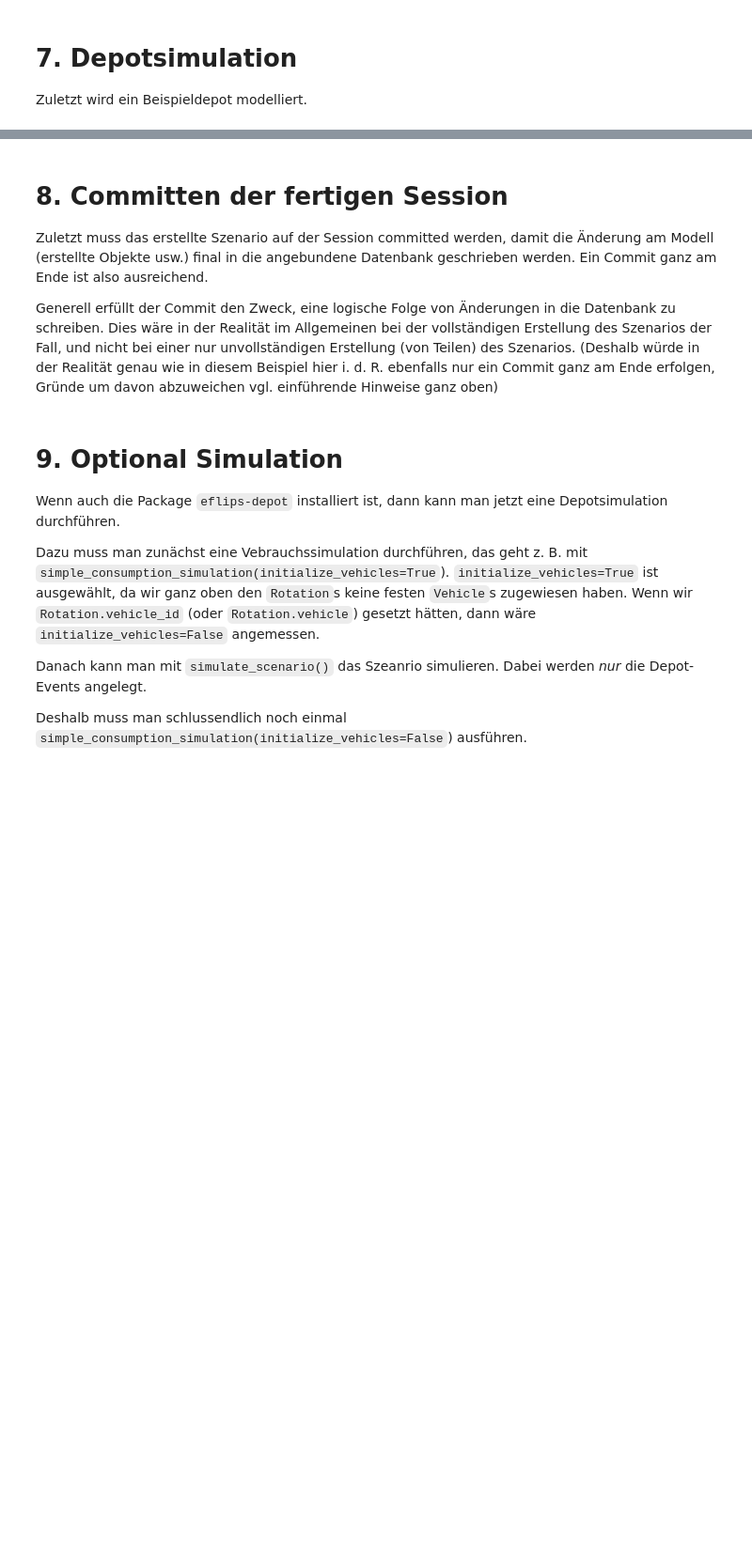
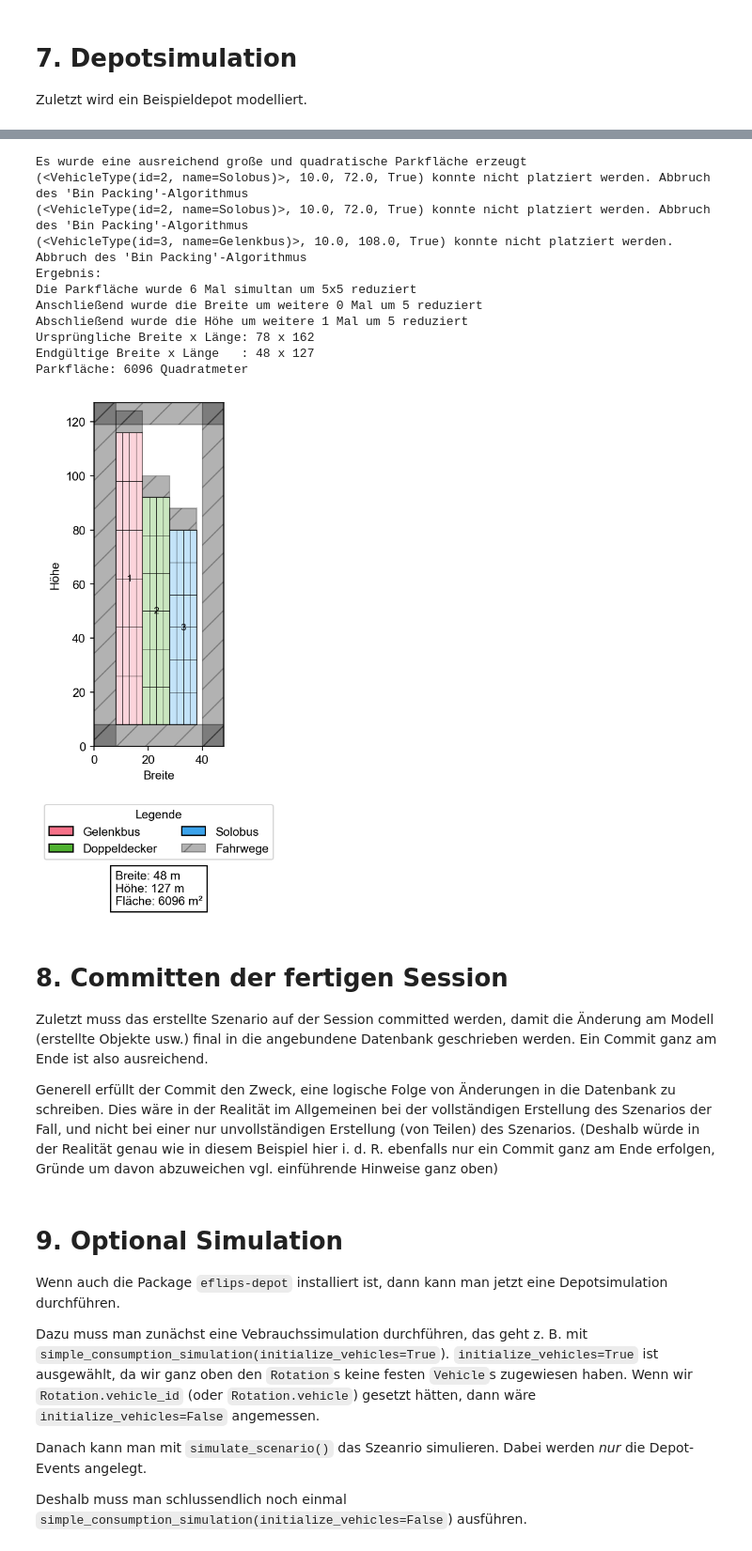
Before and after one commit to mpm-tu-berlin/eflips-depot, a Jupyter notebook: example_scenario.ipynb, the cells around one changed output, grey strips where cells are left out. Shown at 94% size. Saved outputs shown, nothing was run; the diff lists cells and outputs as text; code cells hidden in the pictures; blank space fills up the shorter version.

```diff
--- a/example_scenario.ipynb
+++ b/example_scenario.ipynb
@@ -542,14 +547,38 @@ depot.default_plan = plan
 
 # Create areas for each vehicle type
 # Arrival area for all vehicles (no specific vehicle_type)
-arrival_area = Area(
+arrival_area1 = Area(
     scenario=scenario,
     name="Entenhausen Depot Arrival Area",
     depot=depot,
     area_type=AreaType.DIRECT_ONESIDE,
-    capacity=20,
+    capacity=200,
 )
-session.add(arrival_area)
+session.add(arrival_area1)
+
+
+arrival_area2 = Area(
+    scenario=scenario,
+    name="Entenhausen Depot Arrival Area",
+    depot=depot,
+    area_type=AreaType.DIRECT_ONESIDE,
+    capacity=200,
+    vehicle_type = vehicle_type_2,
+
+)
+session.add(arrival_area2)
+
+arrival_area3 = Area(
+    scenario=scenario,
+    name="Entenhausen Depot Arrival Area",
+    depot=depot,
+    area_type=AreaType.DIRECT_ONESIDE,
+    capacity=200,
+    vehicle_type = vehicle_type_3,
+
+)
+session.add(arrival_area3)
+
 
 # Cleaning area for vehicle_type_1
 cleaning_area_1 = Area(
@@ -557,7 +586,7 @@ cleaning_area_1 = Area(
     name="Entenhausen Depot Cleaning Area - Bus Typ Dagobert",
     depot=depot,
     area_type=AreaType.DIRECT_ONESIDE,
-    capacity=20,
+    capacity=200,
     vehicle_type=vehicle_type_1,
 )
 session.add(cleaning_area_1)
@@ -568,7 +597,7 @@ cleaning_area_2 = Area(
     name="Entenhausen Depot Cleaning Area - Bus Typ Düsentrieb",
     depot=depot,
     area_type=AreaType.DIRECT_ONESIDE,
-    capacity=20,
+    capacity=200,
     vehicle_type=vehicle_type_2,
 )
 session.add(cleaning_area_2)
@@ -579,7 +608,7 @@ cleaning_area_3 = Area(
     name="Entenhausen Depot Cleaning Area - Bus Typ Panzerknacker",
     depot=depot,
     area_type=AreaType.DIRECT_ONESIDE,
-    capacity=20,
+    capacity=200,
     vehicle_type=vehicle_type_3,
 )
 session.add(cleaning_area_3)
@@ -1678,3 +701,18 @@ KeyboardInterrupt:
+# %%
+placed_areas, driving_lanes, final_width, final_length, available_spaces = binpacking_partial.best_possible_packing_parcial(session,depot)
+# %% [output]
+Es wurde eine ausreichend große und quadratische Parkfläche erzeugt
+(<VehicleType(id=2, name=Solobus)>, 10.0, 72.0, True) konnte nicht platziert werden. Abbruch des 'Bin Packing'-Algorithmus
+(<VehicleType(id=2, name=Solobus)>, 10.0, 72.0, True) konnte nicht platziert werden. Abbruch des 'Bin Packing'-Algorithmus
+(<VehicleType(id=3, name=Gelenkbus)>, 10.0, 108.0, True) konnte nicht platziert werden. Abbruch des 'Bin Packing'-Algorithmus
+Ergebnis:
+Die Parkfläche wurde 6 Mal simultan um 5x5 reduziert
+Anschließend wurde die Breite um weitere 0 Mal um 5 reduziert
+Abschließend wurde die Höhe um weitere 1 Mal um 5 reduziert
+Ursprüngliche Breite x Länge: 78 x 162
+Endgültige Breite x Länge   : 48 x 127
+Parkfläche: 6096 Quadratmeter
+[figure, added]
 # %% [markdown]
 # 8. Committen der fertigen Session
 Zuletzt muss das erstellte Szenario auf der Session committed werden, damit die Änderung am Modell (erstellte Objekte usw.) final in die angebundene Datenbank geschrieben werden. Ein Commit ganz am Ende ist also ausreichend.
```
Also changed, not shown: parts of 32 cells of this notebook, 11 other files.
